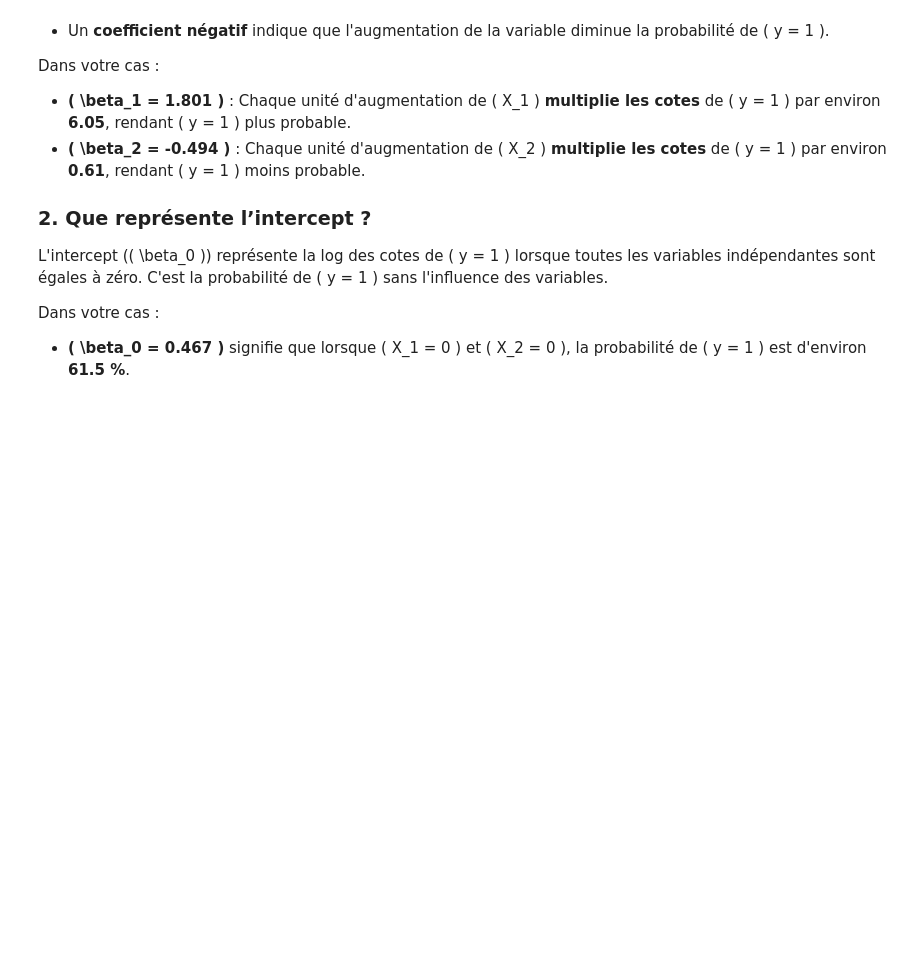
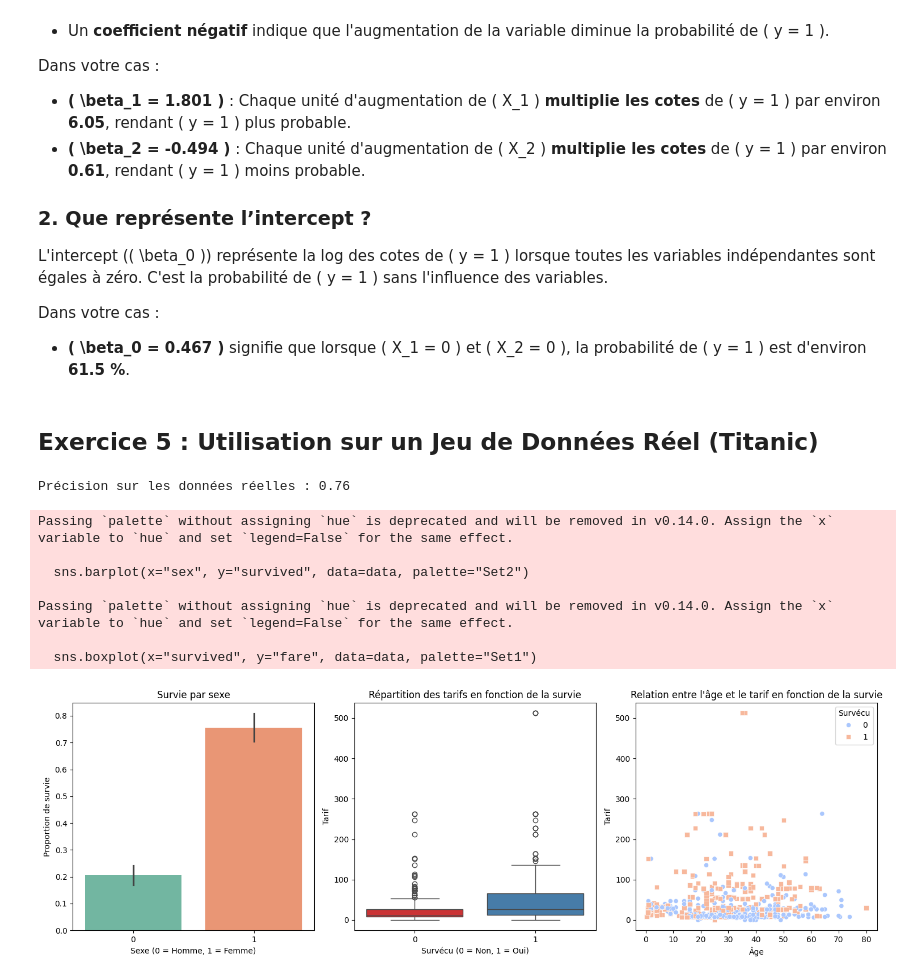
Before and after one commit to MSN42000/ML, a Jupyter notebook: notebooks/atelier5.ipynb, the cells around one changed output. Drawn from its saved outputs; the diff is of its cells as text; code cells hidden in the pictures; blank space fills up the shorter version.

```diff
--- a/notebooks/atelier5.ipynb
+++ b/notebooks/atelier5.ipynb
@@ -155,3 +155,79 @@ L'intercept (\( \beta_0 \)) représente la log des cotes de \( y = 1 \) lorsque
 
 Dans votre cas :
 - **\( \beta_0 = 0.467 \)** signifie que lorsque \( X_1 = 0 \) et \( X_2 = 0 \), la probabilité de \( y = 1 \) est d'environ **61.5 %**.
+# %% [markdown]
+## Exercice 5 : Utilisation sur un Jeu de Données Réel (Titanic)
+# %%
+import seaborn as sns
+import pandas as pd
+from sklearn.preprocessing import StandardScaler
+
+# Charger les données
+data = sns.load_dataset("titanic")
+data = data[["age", "fare", "sex", "class", "survived"]].dropna()
+
+# Encodage des variables catégoriques
+data["sex"] = data["sex"].map({"male": 0, "female": 1})
+data["class"] = data["class"].map({"Third": 0, "Second": 1, "First": 2})
+
+# Séparer les caractéristiques et la cible
+X = data[["age", "fare", "sex", "class"]]
+y = data["survived"]
+
+# Normalisation des caractéristiques
+scaler = StandardScaler()
+X_scaled = scaler.fit_transform(X)
+
+# Régression logistique
+X_train, X_test, y_train, y_test = train_test_split(X_scaled, y, test_size=0.3, random_state=42)
+model = LogisticRegression()
+model.fit(X_train, y_train)
+y_pred = model.predict(X_test)
+print(f"Précision sur les données réelles : {accuracy_score(y_test, y_pred):.2f}")
+# %% [output]
+Précision sur les données réelles : 0.76
+# %%
+import matplotlib.pyplot as plt
+import seaborn as sns
+from sklearn.metrics import accuracy_score
+from sklearn.model_selection import train_test_split
+from sklearn.linear_model import LogisticRegression
+
+# Bloc pour générer les graphiques
+
+plt.figure(figsize=(15, 5))
+
+# 1. Diagramme en barres de la survie par sexe
+plt.subplot(1, 3, 1)
+sns.barplot(x="sex", y="survived", data=data, palette="Set2")
+plt.title("Survie par sexe")
+plt.xlabel("Sexe (0 = Homme, 1 = Femme)")
+plt.ylabel("Proportion de survie")
+
+# 2. Boxplot de la survie par tarif
+plt.subplot(1, 3, 2)
+sns.boxplot(x="survived", y="fare", data=data, palette="Set1")
+plt.title("Répartition des tarifs en fonction de la survie")
+plt.xlabel("Survécu (0 = Non, 1 = Oui)")
+plt.ylabel("Tarif")
+
+# 3. Scatter plot entre l'âge et le tarif en fonction de la survie
+plt.subplot(1, 3, 3)
+sns.scatterplot(x="age", y="fare", hue="survived", data=data, palette="coolwarm", style="survived", markers=["o", "s"])
+plt.title("Relation entre l'âge et le tarif en fonction de la survie")
+plt.xlabel("Âge")
+plt.ylabel("Tarif")
+plt.legend(title="Survécu", loc="best")
+
+# Afficher tous les graphiques
+plt.tight_layout()
+plt.show()
+# %% [output]
+Passing `palette` without assigning `hue` is deprecated and will be removed in v0.14.0. Assign the `x` variable to `hue` and set `legend=False` for the same effect.
+
+  sns.barplot(x="sex", y="survived", data=data, palette="Set2")
+
+Passing `palette` without assigning `hue` is deprecated and will be removed in v0.14.0. Assign the `x` variable to `hue` and set `legend=False` for the same effect.
+
+  sns.boxplot(x="survived", y="fare", data=data, palette="Set1")
+[figure, added]
```
Also changed, not shown: parts of 1 cell of this notebook.
